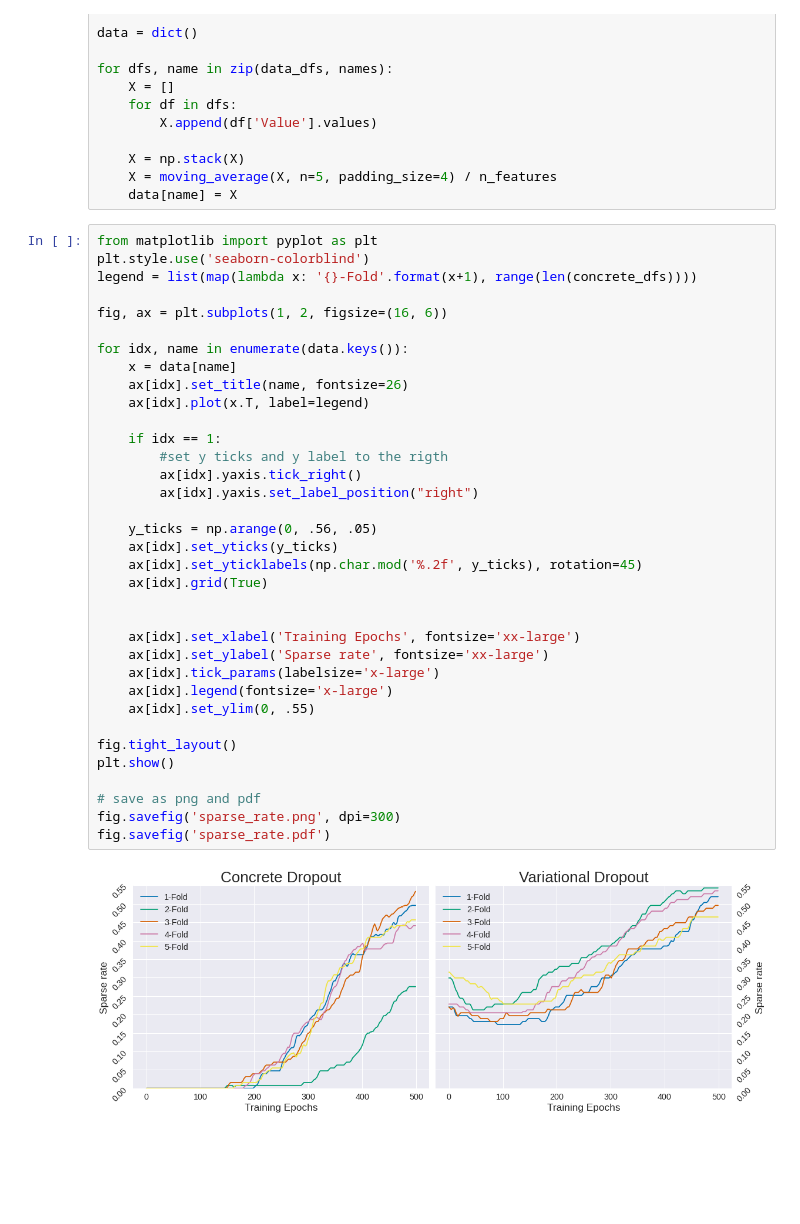
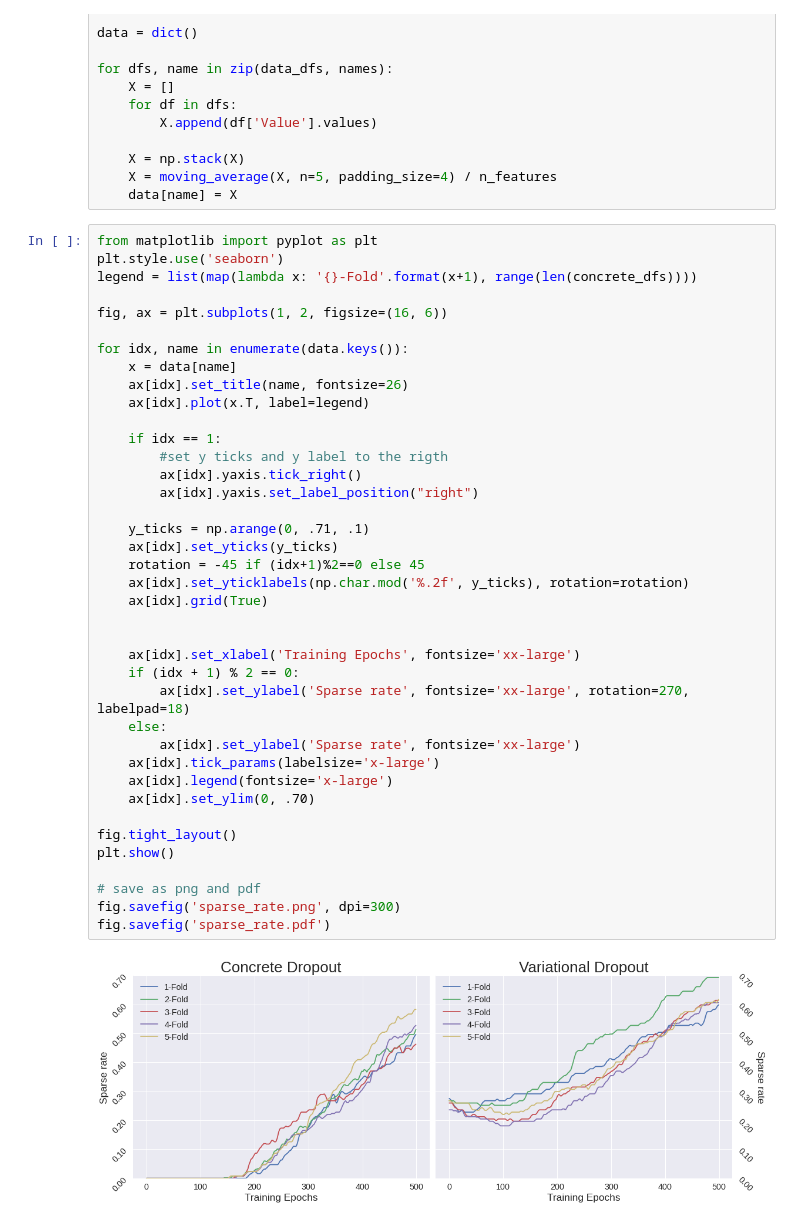
Before and after one commit to mt4sd/DFUFeatureRankingByVariationalDropout, a Jupyter notebook: tmp.ipynb, the cells around one changed output. Drawn from its saved outputs; the diff is of its cells as text; blank space fills up the shorter version.

```diff
--- a/tmp.ipynb
+++ b/tmp.ipynb
@@ -59,38 +59,42 @@ for dfs, name in zip(data_dfs, names):
     data[name] = X
 # %%
 from matplotlib import pyplot as plt
-plt.style.use('seaborn-colorblind')
+plt.style.use('seaborn')
 legend = list(map(lambda x: '{}-Fold'.format(x+1), range(len(concrete_dfs))))
 
 fig, ax = plt.subplots(1, 2, figsize=(16, 6))
 
 for idx, name in enumerate(data.keys()):
     x = data[name]
     ax[idx].set_title(name, fontsize=26)
     ax[idx].plot(x.T, label=legend)
 
     if idx == 1:
         #set y ticks and y label to the rigth
         ax[idx].yaxis.tick_right()
         ax[idx].yaxis.set_label_position("right")
 
-    y_ticks = np.arange(0, .56, .05)
+    y_ticks = np.arange(0, .71, .1)
     ax[idx].set_yticks(y_ticks)
-    ax[idx].set_yticklabels(np.char.mod('%.2f', y_ticks), rotation=45)
+    rotation = -45 if (idx+1)%2==0 else 45
+    ax[idx].set_yticklabels(np.char.mod('%.2f', y_ticks), rotation=rotation)
     ax[idx].grid(True)
 
 
     ax[idx].set_xlabel('Training Epochs', fontsize='xx-large')
-    ax[idx].set_ylabel('Sparse rate', fontsize='xx-large')
+    if (idx + 1) % 2 == 0:
+        ax[idx].set_ylabel('Sparse rate', fontsize='xx-large', rotation=270, labelpad=18)
+    else:
+        ax[idx].set_ylabel('Sparse rate', fontsize='xx-large')
     ax[idx].tick_params(labelsize='x-large')
     ax[idx].legend(fontsize='x-large')
-    ax[idx].set_ylim(0, .55)
+    ax[idx].set_ylim(0, .70)
 
 fig.tight_layout()
 plt.show()
 
 # save as png and pdf
 fig.savefig('sparse_rate.png', dpi=300)
 fig.savefig('sparse_rate.pdf')
 # %% [output]
-[figure, old version]
+[figure, new version]
```
Also changed, not shown: 24 other files.
